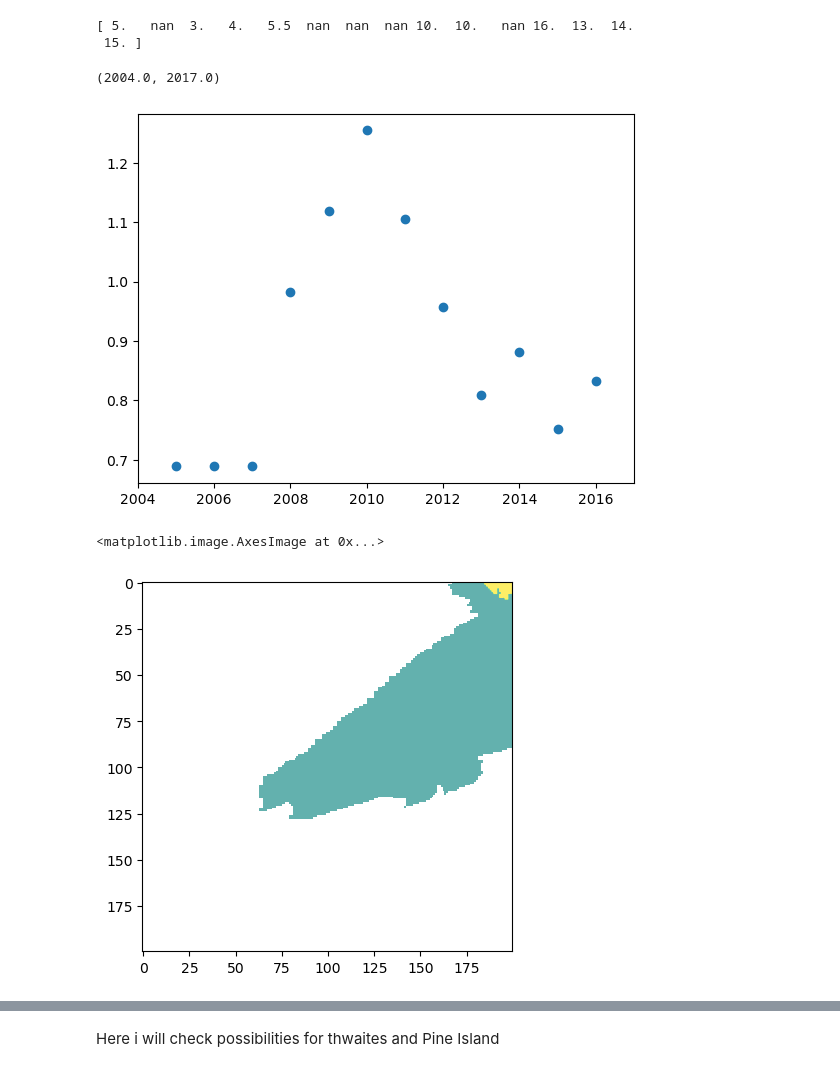
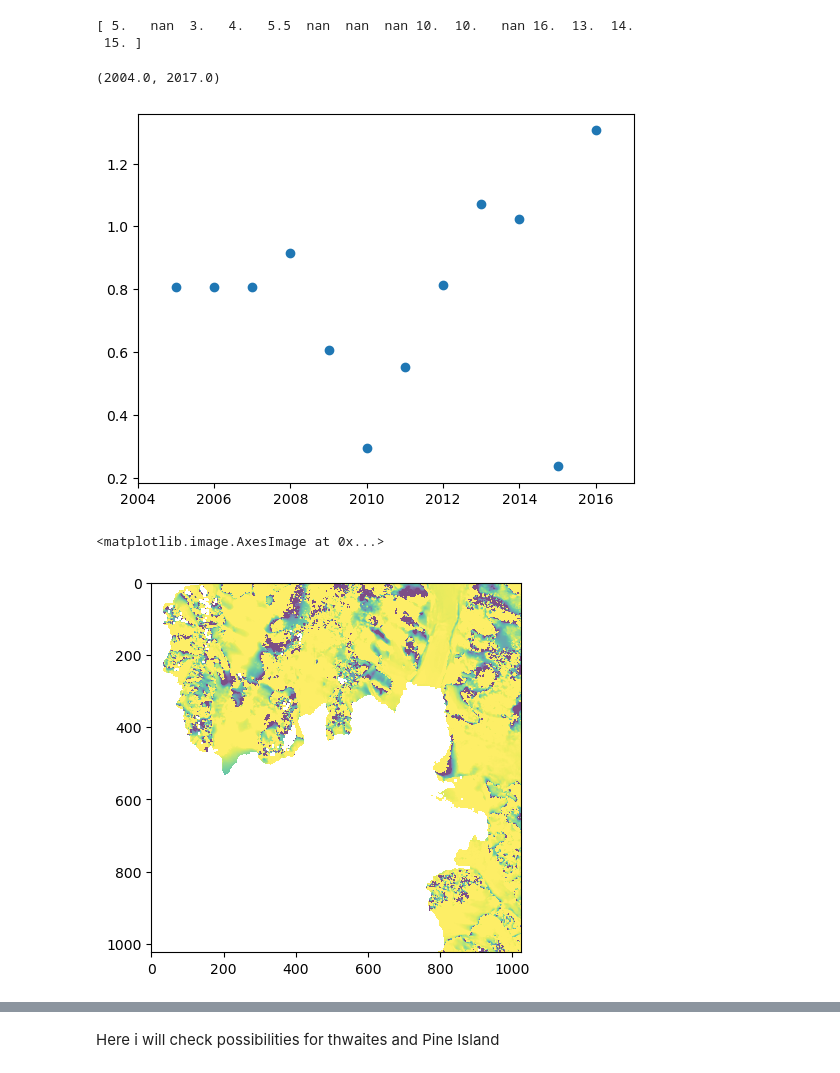
Before and after one commit to Moncada-Francesco-97/Calving-U-Net, a Jupyter notebook: cnn_dataset_preparation/velocity.ipynb, the cells around one changed output, grey strips where cells are left out. Cells and saved outputs as stored; diff of their text form; code cells hidden in the pictures.

```diff
--- a/cnn_dataset_preparation/velocity.ipynb
+++ b/cnn_dataset_preparation/velocity.ipynb
@@ -272,3 +1138,16 @@ for id in df.index:
 2014
 2015
 2016
+# %%
+interpo_y = pd.DataFrame(index = df.index, columns = common_years)
+
+for id in df.index:
+    for year in common_years:
+
+        print(year)
+
+        if coverage_no_nan_v_y_grounded.loc[id, year]  > threshold_interpolation:
+
+            mask_nan = np.isnan(velocity_y_tif_smoothed.loc[id, year])
+            interpo_y.loc[id, year] = inpaint.inpaint_biharmonic(velocity_y_tif_smoothed.loc[id, year], mask_nan)
+            interpo_y.loc[id, year][sea_mask.loc[id, year]] = np.nan
@@ -281,7 +1173,7 @@ for id in df.index:
         if coverage_no_nan_v_y_grounded.loc[id, year]  > threshold_interpolation:
 
             no_sea = ~sea_mask.loc[id, year]
-            count_nan = np.sum(np.isnan(interpo_x.loc[id, year][no_sea]))
+            count_nan = np.sum(np.isnan(interpo_y.loc[id, year][no_sea]))
             print('Region: ', id, 'Year: ', year, 'Count nan: ', count_nan)
 # %% [output]
 Region:  1 Year:  2007 Count nan:  0
@@ -323,7 +1236,7 @@ for id in df.index:
     for year in common_years:
 
         no_sea = ~sea_mask.loc[id, year]
-        count_nan = np.sum(np.isnan(ratios.loc[id, year][no_sea]))
+        count_nan = np.sum(np.isnan(ratios_x.loc[id, year][no_sea]))
         print('Region: ', id, 'Year: ', year, 'Count nan: ', count_nan)
 # %% [output]
 Region:  1 Year:  2005 Count nan:  291362
@@ -458,10 +1402,10 @@ for i in range(len(df.index)): #for each region
 # %%
-plt.scatter(common_years,raveled_vector[0, 455, :])
+plt.scatter(common_years,raveled_vector_y[0, 455, :])
 #Set axis bounds
 plt.xlim(2004,2017)
 # %% [output]
 (2004.0, 2017.0)
-[figure, old version]
+[figure, new version]
 # %%
 # #Check if i removed all the nan values
 # for i in range(len(df.index)):
@@ -503,7 +1447,7 @@ plt.xlim(2004,2017)
 # %%
 #Re organising the interpolated ratio dataset
 
-interpolated_ratios = pd.DataFrame(index = df.index, columns = common_years)
+interpolated_ratios_x = pd.DataFrame(index = df.index, columns = common_years)
 
 index_raveled = 0
 
@@ -513,16 +1457,35 @@ for id in df.index:
 
     for year in common_years:
 
-        matrix = raveled_vector[index_raveled, :, time].reshape(velocity_multy_years_x.loc[id, 'image'].shape)
-        interpolated_ratios.loc[id, year] = matrix
+        matrix = raveled_vector_x[index_raveled, :, time].reshape(velocity_multy_years_x.loc[id, 'image'].shape)
+        interpolated_ratios_x.loc[id, year] = matrix
         time = time + 1
 
     index_raveled = index_raveled + 1
+
+
+
+#redoing it for y
+interpolated_ratios_y = pd.DataFrame(index = df.index, columns = common_years)
+
+index_raveled = 0
+
+for id in df.index:
+
+    time = 0
+
+    for year in common_years:
+
+        matrix = raveled_vector_y[index_raveled, :, time].reshape(velocity_multy_years_y.loc[id, 'image'].shape)
+        interpolated_ratios_y.loc[id, year] = matrix
+        time = time + 1
+
+    index_raveled = index_raveled + 1
 # %%
-plt.imshow(interpolated_ratios.loc[1, 2007][600:800,600:800], cmap='viridis', alpha=0.7, vmin=-1, vmax=1)
+plt.imshow(interpolated_ratios_y.loc[1, 2007], cmap='viridis', alpha=0.7, vmin=-1, vmax=1)
 # %% [output]
 <matplotlib.image.AxesImage at 0x...>
-[figure, old version]
+[figure, new version]
 # %%
 #re-creating the velocity dataset, with holes
 
```
Also changed, not shown: parts of 138 cells of this notebook, 6 other files.
